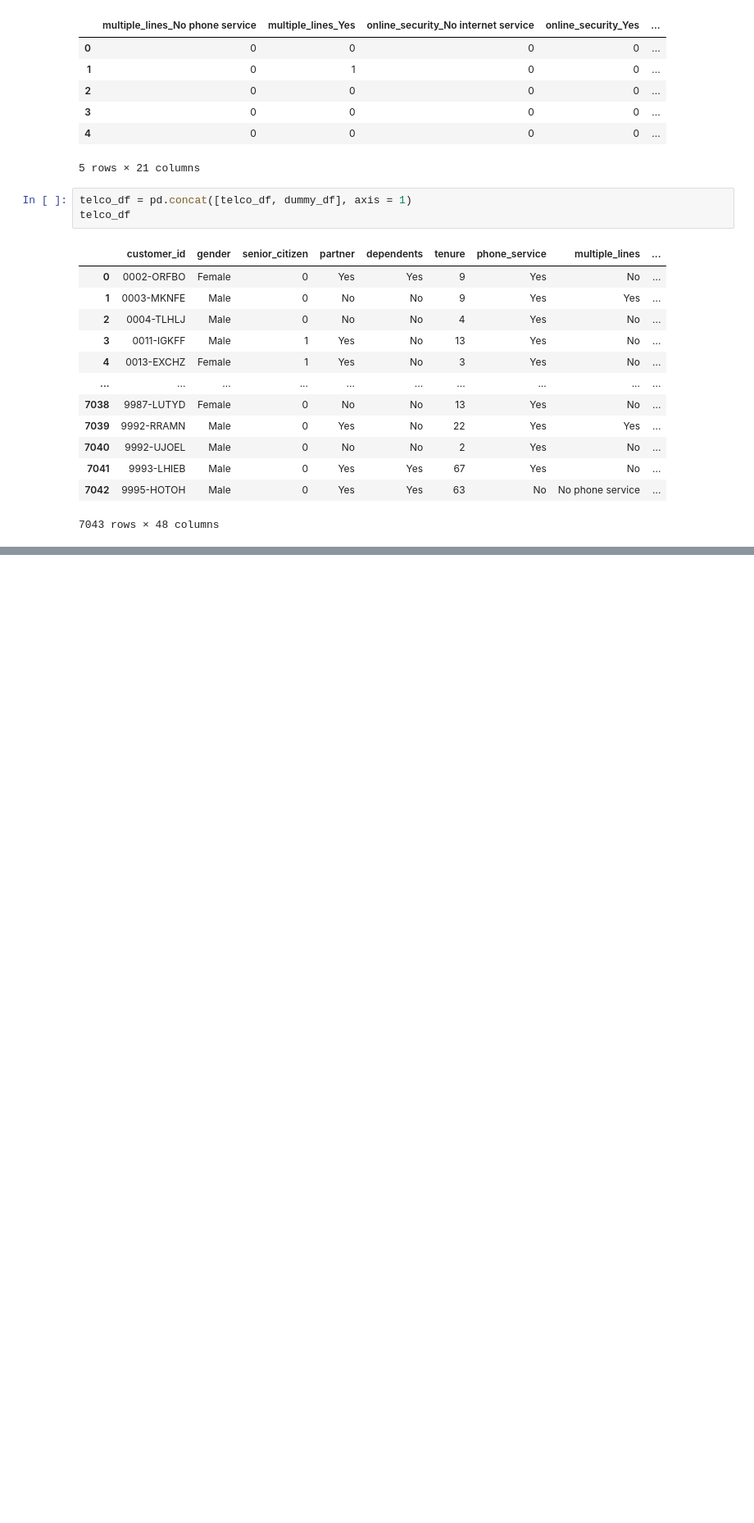
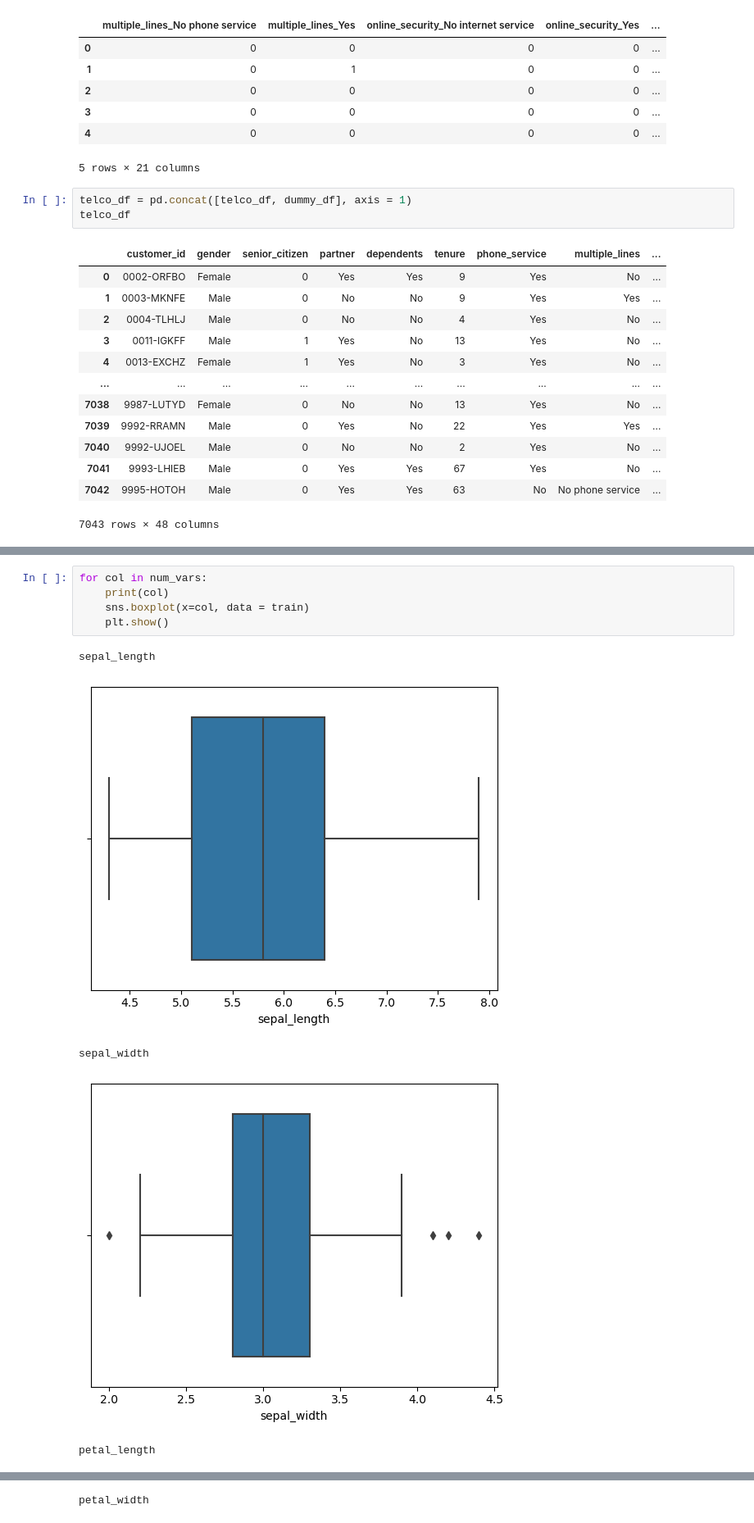
Before and after one commit to nicolas-angarita/classification-exercises, a Jupyter notebook: classification_exercises_p2.ipynb, the cells around one changed output, grey strips where cells are left out. Shown: that part at 82% size. Drawn from its saved outputs; the diff is of its cells as text; blank space fills up the shorter version.

```diff
--- a/classification_exercises_p2.ipynb
+++ b/classification_exercises_p2.ipynb
@@ -560,0 +694,11 @@ AttributeError: 'NoneType' object has no attribute 'gender'
+# %%
+for col in num_vars:
+    print(col)
+    sns.boxplot(x=col, data = train)
+    plt.show()
+# %% [output]
+sepal_length
+[figure, added]
+sepal_width
+[figure, added]
+petal_length
@@ -560,0 +706 @@ AttributeError: 'NoneType' object has no attribute 'gender'
+petal_width
```
Also changed, not shown: parts of 49 cells of this notebook, 1 other file.
